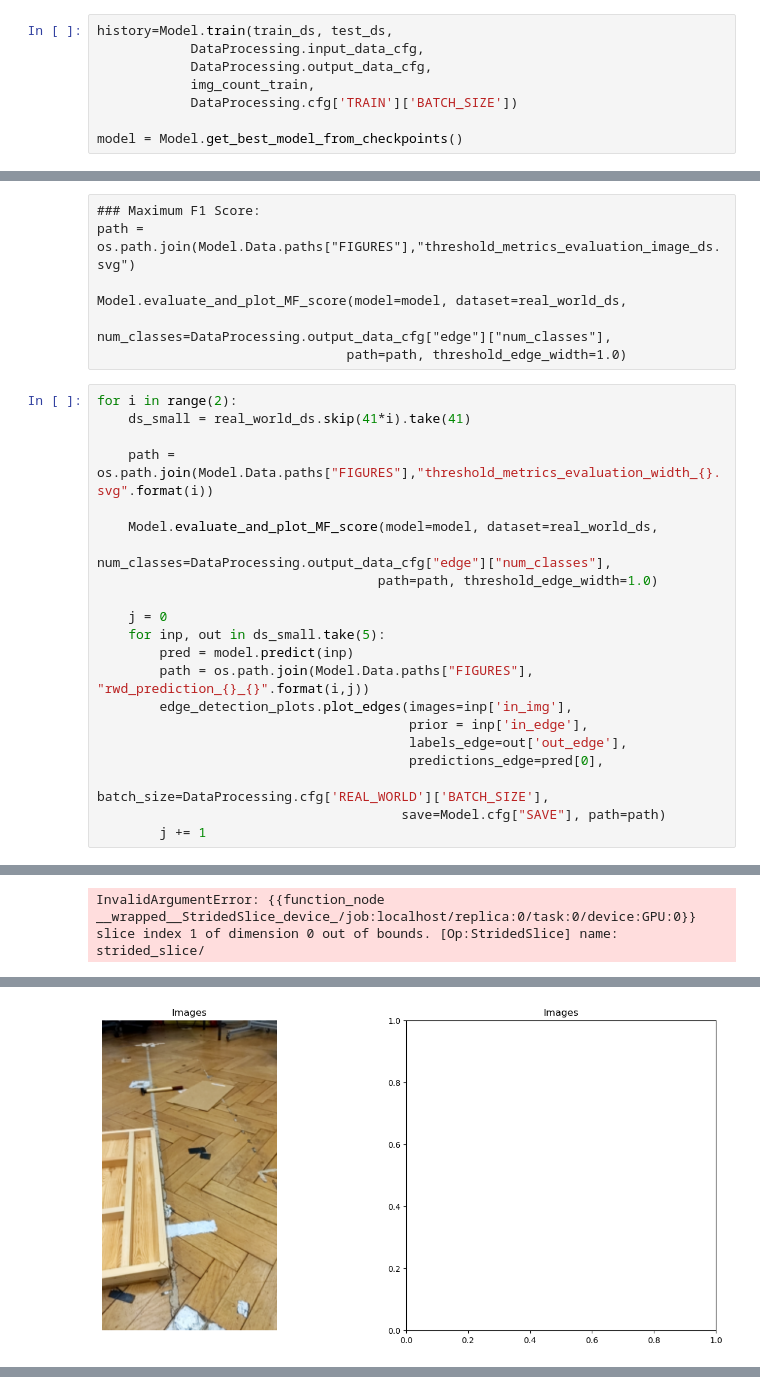
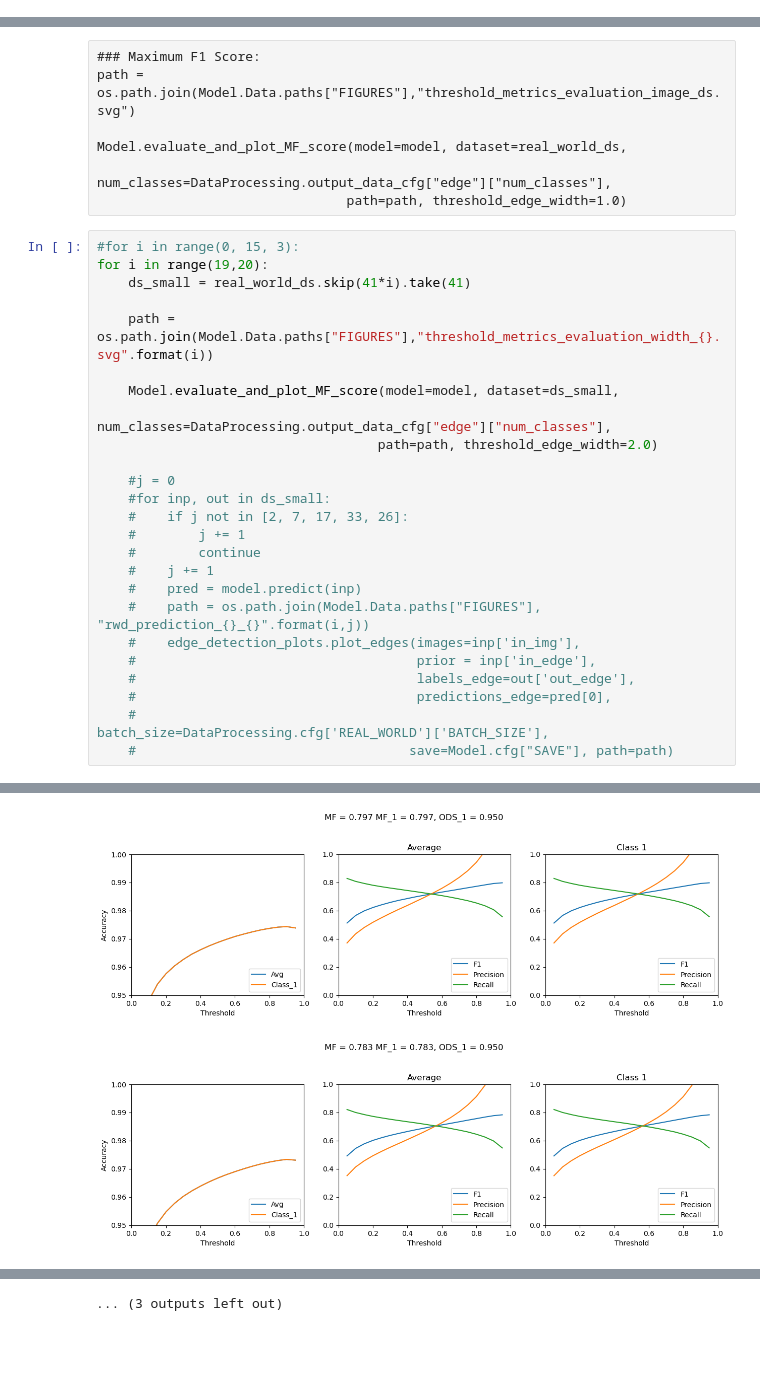
Before and after one commit to muedavid/OD, a Jupyter notebook: with_prior_test.ipynb, the cells around one changed output, grey strips where cells are left out. Cells and saved outputs as stored; diff of their text form; blank space fills up the shorter version.

```diff
--- a/with_prior_test.ipynb
+++ b/with_prior_test.ipynb
@@ -63,10 +64,2 @@ The REAL_WORLD DS contains 861 images.
 # %% [markdown]
 # Define, Compile and Train Model
-# %%
-history=Model.train(train_ds, test_ds,
-            DataProcessing.input_data_cfg,
-            DataProcessing.output_data_cfg,
-            img_count_train,
-            DataProcessing.cfg['TRAIN']['BATCH_SIZE'])
-
-model = Model.get_best_model_from_checkpoints()
@@ -161,24 +163,28 @@ Model.evaluate_and_plot_MF_score(model=model, dataset=real_world_ds,
                                 num_classes=DataProcessing.output_data_cfg["edge"]["num_classes"],
                                 path=path, threshold_edge_width=1.0)
 # %%
-for i in range(2):
+#for i in range(0, 15, 3):
+for i in range(19,20):
     ds_small = real_world_ds.skip(41*i).take(41)
 
     path = os.path.join(Model.Data.paths["FIGURES"],"threshold_metrics_evaluation_width_{}.svg".format(i))
 
-    Model.evaluate_and_plot_MF_score(model=model, dataset=real_world_ds,
+    Model.evaluate_and_plot_MF_score(model=model, dataset=ds_small,
                                     num_classes=DataProcessing.output_data_cfg["edge"]["num_classes"],
-                                    path=path, threshold_edge_width=1.0)
+                                    path=path, threshold_edge_width=2.0)
 
-    j = 0
-    for inp, out in ds_small.take(5):
-        pred = model.predict(inp)
-        path = os.path.join(Model.Data.paths["FIGURES"], "rwd_prediction_{}_{}".format(i,j))
-        edge_detection_plots.plot_edges(images=inp['in_img'],
-                                        prior = inp['in_edge'],
-                                        labels_edge=out['out_edge'],
-                                        predictions_edge=pred[0],
-                                        batch_size=DataProcessing.cfg['REAL_WORLD']['BATCH_SIZE'],
-                                       save=Model.cfg["SAVE"], path=path)
-        j += 1
+    #j = 0
+    #for inp, out in ds_small:
+    #    if j not in [2, 7, 17, 33, 26]:
+    #        j += 1
+    #        continue
+    #    j += 1
+    #    pred = model.predict(inp)
+    #    path = os.path.join(Model.Data.paths["FIGURES"], "rwd_prediction_{}_{}".format(i,j))
+    #    edge_detection_plots.plot_edges(images=inp['in_img'],
+    #                                    prior = inp['in_edge'],
+    #                                    labels_edge=out['out_edge'],
+    #                                    predictions_edge=pred[0],
+    #                                    batch_size=DataProcessing.cfg['REAL_WORLD']['BATCH_SIZE'],
+    #                                   save=Model.cfg["SAVE"], path=path)
 # %% [output]
@@ -192 +210,0 @@ MF1_1 = 0.549, ODS_1 = 0.900
-InvalidArgumentError: {{function_node __wrapped__StridedSlice_device_/job:localhost/replica:0/task:0/device:GPU:0}} slice index 1 of dimension 0 out of bounds. [Op:StridedSlice] name: strided_slice/
@@ -194 +212,2 @@ InvalidArgumentError: {{function_node __wrapped__StridedSlice_device_/job:localh
-[figure, old version]
+[figure, new version]
+[figure, added]
@@ -194,0 +220 @@ InvalidArgumentError: {{function_node __wrapped__StridedSlice_device_/job:localh
+... (3 outputs left out)
```
Also changed, not shown: parts of 11 cells of this notebook, 12 other files.
